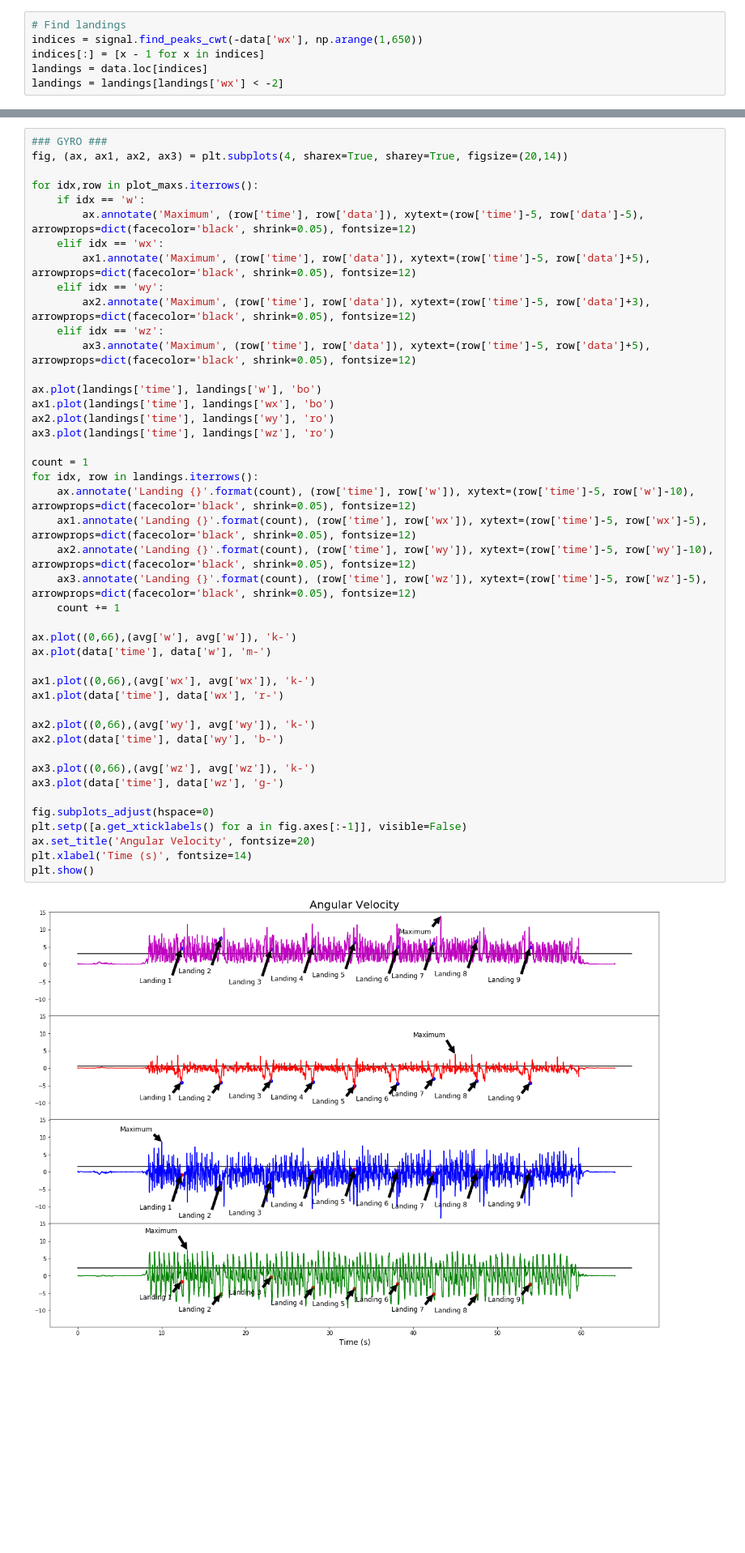
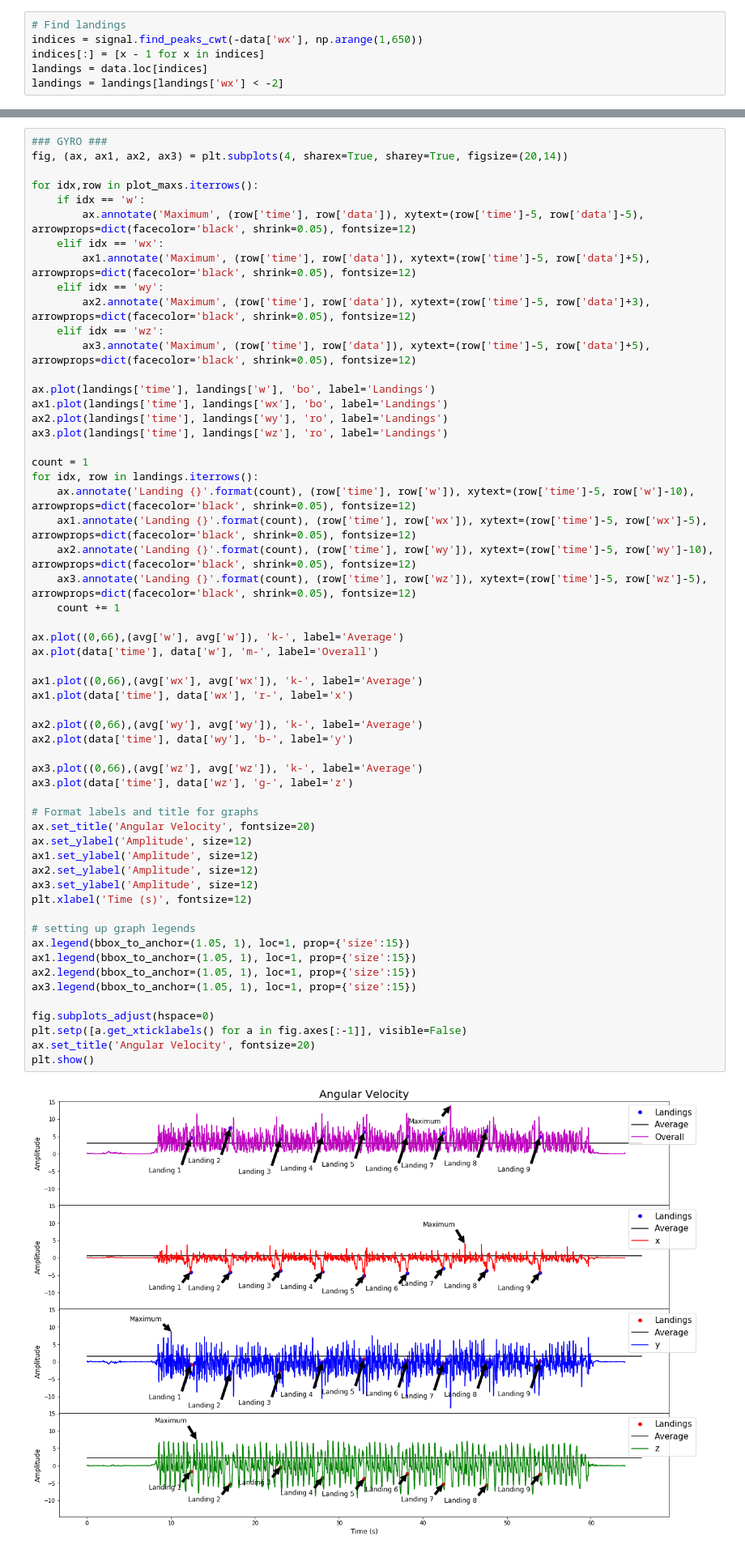
Before and after one commit to SunnyWillert18/Signals, a Jupyter notebook: deliverable_1.ipynb, the cells around one changed output, grey strips where cells are left out. Shown: that part at 81% size. Saved outputs shown, nothing was run; the diff lists cells and outputs as text; blank space fills up the shorter version.

```diff
--- a/deliverable_1.ipynb
+++ b/deliverable_1.ipynb
@@ -173,47 +185,60 @@ plt.show()
 fig, (ax, ax1, ax2, ax3) = plt.subplots(4, sharex=True, sharey=True, figsize=(20,14))
 
 for idx,row in plot_maxs.iterrows():
     if idx == 'w':
         ax.annotate('Maximum', (row['time'], row['data']), xytext=(row['time']-5, row['data']-5), arrowprops=dict(facecolor='black', shrink=0.05), fontsize=12)
     elif idx == 'wx':
         ax1.annotate('Maximum', (row['time'], row['data']), xytext=(row['time']-5, row['data']+5), arrowprops=dict(facecolor='black', shrink=0.05), fontsize=12)
     elif idx == 'wy':
         ax2.annotate('Maximum', (row['time'], row['data']), xytext=(row['time']-5, row['data']+3), arrowprops=dict(facecolor='black', shrink=0.05), fontsize=12)
     elif idx == 'wz':
         ax3.annotate('Maximum', (row['time'], row['data']), xytext=(row['time']-5, row['data']+5), arrowprops=dict(facecolor='black', shrink=0.05), fontsize=12)
 
-ax.plot(landings['time'], landings['w'], 'bo')
-ax1.plot(landings['time'], landings['wx'], 'bo')
-ax2.plot(landings['time'], landings['wy'], 'ro')
-ax3.plot(landings['time'], landings['wz'], 'ro')
+ax.plot(landings['time'], landings['w'], 'bo', label='Landings')
+ax1.plot(landings['time'], landings['wx'], 'bo', label='Landings')
+ax2.plot(landings['time'], landings['wy'], 'ro', label='Landings')
+ax3.plot(landings['time'], landings['wz'], 'ro', label='Landings')
 
 count = 1
 for idx, row in landings.iterrows():
     ax.annotate('Landing {}'.format(count), (row['time'], row['w']), xytext=(row['time']-5, row['w']-10), arrowprops=dict(facecolor='black', shrink=0.05), fontsize=12)
     ax1.annotate('Landing {}'.format(count), (row['time'], row['wx']), xytext=(row['time']-5, row['wx']-5), arrowprops=dict(facecolor='black', shrink=0.05), fontsize=12)
     ax2.annotate('Landing {}'.format(count), (row['time'], row['wy']), xytext=(row['time']-5, row['wy']-10), arrowprops=dict(facecolor='black', shrink=0.05), fontsize=12)
     ax3.annotate('Landing {}'.format(count), (row['time'], row['wz']), xytext=(row['time']-5, row['wz']-5), arrowprops=dict(facecolor='black', shrink=0.05), fontsize=12)
     count += 1
 
-ax.plot((0,66),(avg['w'], avg['w']), 'k-')
-ax.plot(data['time'], data['w'], 'm-')
+ax.plot((0,66),(avg['w'], avg['w']), 'k-', label='Average')
+ax.plot(data['time'], data['w'], 'm-', label='Overall')
 
-ax1.plot((0,66),(avg['wx'], avg['wx']), 'k-')
-ax1.plot(data['time'], data['wx'], 'r-')
+ax1.plot((0,66),(avg['wx'], avg['wx']), 'k-', label='Average')
+ax1.plot(data['time'], data['wx'], 'r-', label='x')
 
-ax2.plot((0,66),(avg['wy'], avg['wy']), 'k-')
-ax2.plot(data['time'], data['wy'], 'b-')
+ax2.plot((0,66),(avg['wy'], avg['wy']), 'k-', label='Average')
+ax2.plot(data['time'], data['wy'], 'b-', label='y')
 
-ax3.plot((0,66),(avg['wz'], avg['wz']), 'k-')
-ax3.plot(data['time'], data['wz'], 'g-')
+ax3.plot((0,66),(avg['wz'], avg['wz']), 'k-', label='Average')
+ax3.plot(data['time'], data['wz'], 'g-', label='z')
+
+# Format labels and title for graphs
+ax.set_title('Angular Velocity', fontsize=20)
+ax.set_ylabel('Amplitude', size=12)
+ax1.set_ylabel('Amplitude', size=12)
+ax2.set_ylabel('Amplitude', size=12)
+ax3.set_ylabel('Amplitude', size=12)
+plt.xlabel('Time (s)', fontsize=12)
+
+# setting up graph legends
+ax.legend(bbox_to_anchor=(1.05, 1), loc=1, prop={'size':15})
+ax1.legend(bbox_to_anchor=(1.05, 1), loc=1, prop={'size':15})
+ax2.legend(bbox_to_anchor=(1.05, 1), loc=1, prop={'size':15})
+ax3.legend(bbox_to_anchor=(1.05, 1), loc=1, prop={'size':15})
 
 fig.subplots_adjust(hspace=0)
 plt.setp([a.get_xticklabels() for a in fig.axes[:-1]], visible=False)
 ax.set_title('Angular Velocity', fontsize=20)
-plt.xlabel('Time (s)', fontsize=14)
 plt.show()
 # %% [output]
-[figure, old version]
+[figure, new version]
 # %%
 ### VELO ###
 fig, (ax, ax1, ax2, ax3) = plt.subplots(4, sharex=True, sharey=True, figsize=(20,14))
```
Also changed, not shown: parts of 4 cells of this notebook.
